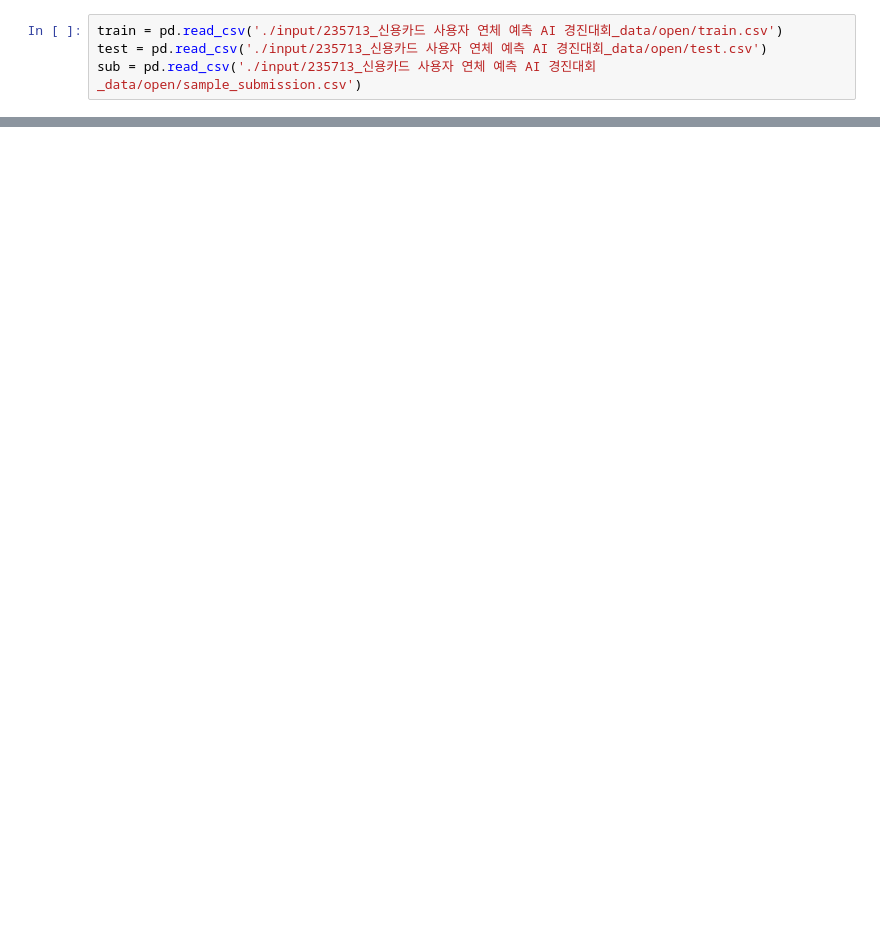
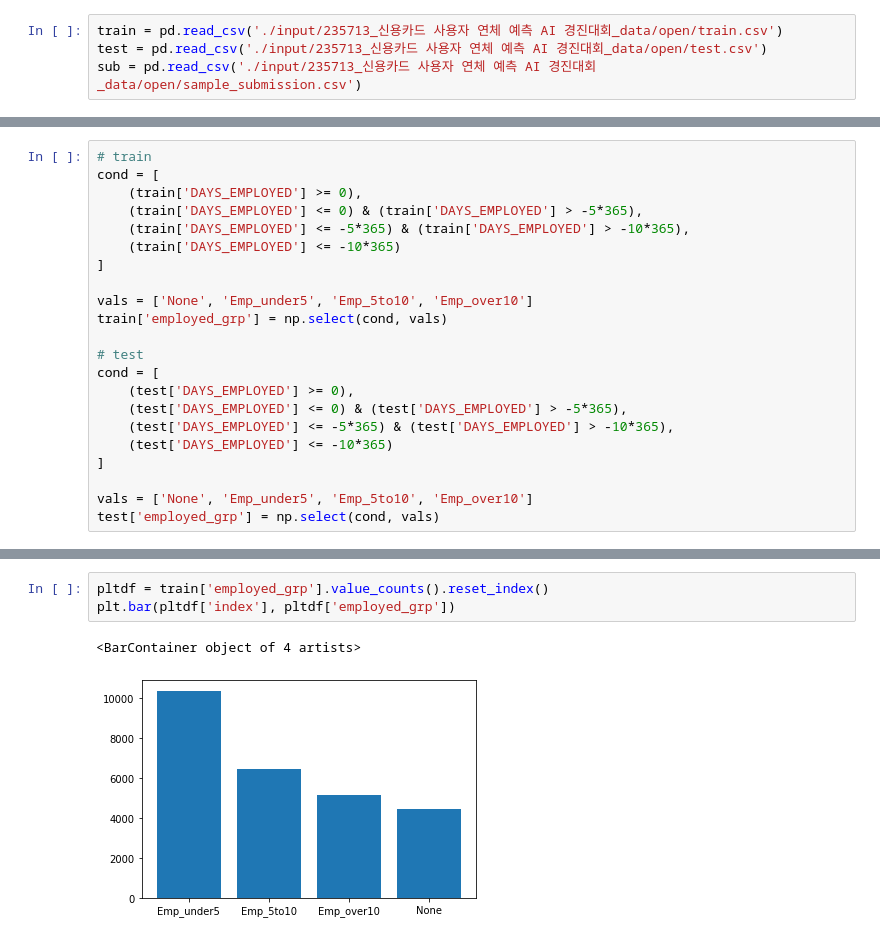
Before and after one commit to Min-Ho-Kim94/daycon_1, a Jupyter notebook: code1_20211102_v1.ipynb, the cells around one changed output, grey strips where cells are left out. Cells and saved outputs as stored; diff of their text form; blank space fills up the shorter version.

```diff
--- a/code1_20211102_v1.ipynb
+++ b/code1_20211102_v1.ipynb
@@ -16,0 +215,22 @@ sub = pd.read_csv('./input/235713_신용카드 사용자 연체 예측 AI 경진
+# %%
+# train
+cond = [
+    (train['DAYS_EMPLOYED'] >= 0),
+    (train['DAYS_EMPLOYED'] <= 0) & (train['DAYS_EMPLOYED'] > -5*365),
+    (train['DAYS_EMPLOYED'] <= -5*365) & (train['DAYS_EMPLOYED'] > -10*365),
+    (train['DAYS_EMPLOYED'] <= -10*365)
+]
+
+vals = ['None', 'Emp_under5', 'Emp_5to10', 'Emp_over10']
+train['employed_grp'] = np.select(cond, vals)
+
+# test
+cond = [
+    (test['DAYS_EMPLOYED'] >= 0),
+    (test['DAYS_EMPLOYED'] <= 0) & (test['DAYS_EMPLOYED'] > -5*365),
+    (test['DAYS_EMPLOYED'] <= -5*365) & (test['DAYS_EMPLOYED'] > -10*365),
+    (test['DAYS_EMPLOYED'] <= -10*365)
+]
+
+vals = ['None', 'Emp_under5', 'Emp_5to10', 'Emp_over10']
+test['employed_grp'] = np.select(cond, vals)
@@ -16,0 +246,6 @@ sub = pd.read_csv('./input/235713_신용카드 사용자 연체 예측 AI 경진
+# %%
+pltdf = train['employed_grp'].value_counts().reset_index()
+plt.bar(pltdf['index'], pltdf['employed_grp'])
+# %% [output]
+<BarContainer object of 4 artists>
+[figure, added]
```
Also changed, not shown: parts of 52 cells of this notebook, 3 other files.
